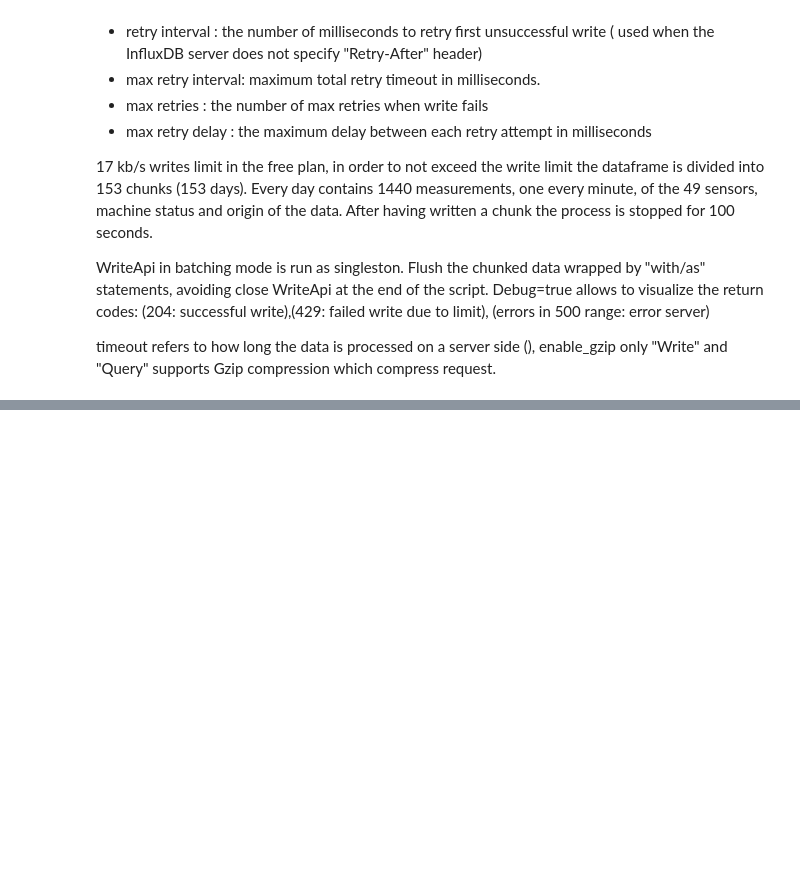
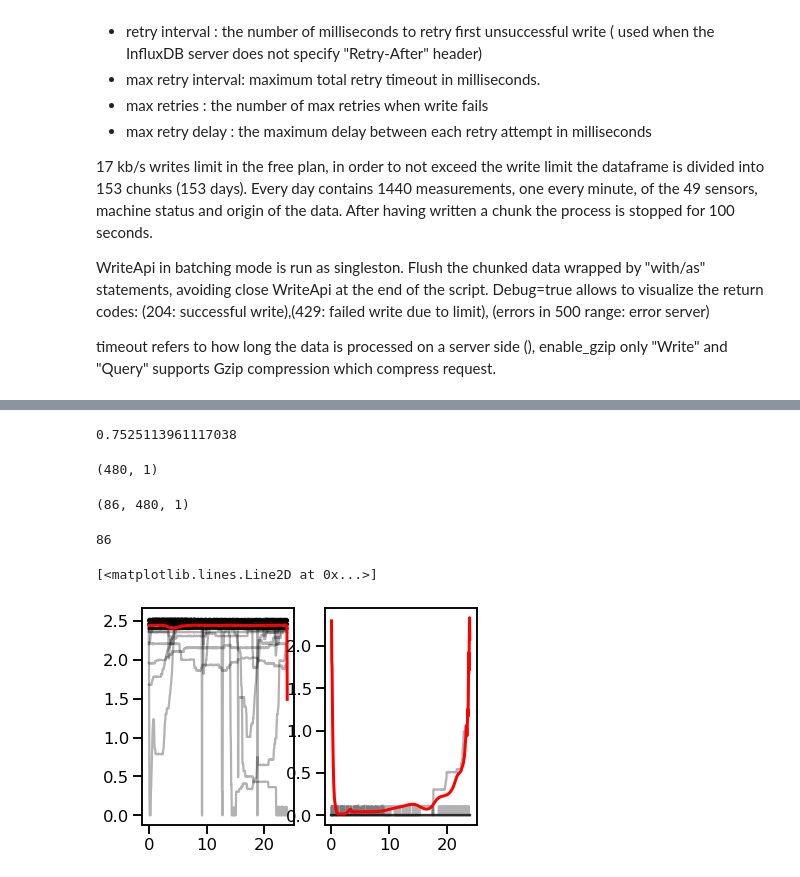
Before and after one commit to NicolaRonzoni/System-for-anomaly-detection, a Jupyter notebook: Time series.ipynb, the cells around one changed output, grey strips where cells are left out. Saved outputs shown, nothing was run; the diff lists cells and outputs as text; code cells hidden in the pictures; blank space fills up the shorter version.

```diff
--- a/Pre-process.ipynb
+++ b/Time series.ipynb
@@ -459,0 +597,15 @@ enable_gzip only "Write" and "Query" supports Gzip compression which compress re
+# %%
+def daily_series_pred(data,n):
+    #normalization of the data
+    data=np.array(data)
+    data=data.reshape((len(data), 1))
+    #from array to list
+    series=data.tolist()
+    len(series)
+    #create daily time series
+    time_series=list(partition(n,series))
+    #from list to multidimensional array
+    time_series=np.asarray(time_series)
+    #create univariate series for normalized observations
+    daily_time_series = to_time_series(time_series)
+    return daily_time_series
@@ -459,0 +674,2 @@ enable_gzip only "Write" and "Query" supports Gzip compression which compress re
+# %%
+result_00=clustering(df1.sensor_00,29280/73440,480,2,'3min')
@@ -459,0 +686,40 @@ enable_gzip only "Write" and "Query" supports Gzip compression which compress re
+# %%
+# adjusted rand index
+from sklearn.metrics import adjusted_rand_score
+adjusted_rand_score(true_label.values.astype(int)[-len(result_00[1]):], result_00[1])
+# %% [output]
+0.7525113961117038
+# %%
+# plot centroids with random subset of the series
+centroid1=result_00[2][0]
+centroid1=centroid1.reshape((len(centroid1), 1))
+centroid2=result_00[2][1]
+centroid2=centroid2.reshape((len(centroid2), 1))
+# %%
+centroid2.shape
+# %% [output]
+(480, 1)
+# %%
+# first cluster
+result_00[3].shape
+# %% [output]
+(86, 480, 1)
+# %%
+len(result_00[3])
+# %% [output]
+86
+# %%
+x=np.arange(0,24,0.05)
+len(x)
+#plt.figure(figsize=(35,30))
+plt.subplot(1,2,1)
+for i in range(len(result_00[3])):
+    plt.plot(x,result_00[3][i],'k-',alpha=0.3)
+plt.plot(x,centroid1,'r',linewidth=3)
+plt.subplot(1,2,2)
+for i in range(len(result_00[4])):
+    plt.plot(x,result_00[4][i],'k-',alpha=0.3)
+plt.plot(x,centroid2,'r',linewidth=3)
+# %% [output]
+[<matplotlib.lines.Line2D at 0x...>]
+[figure, added]
```
Also changed, not shown: parts of 26 cells of this notebook.
